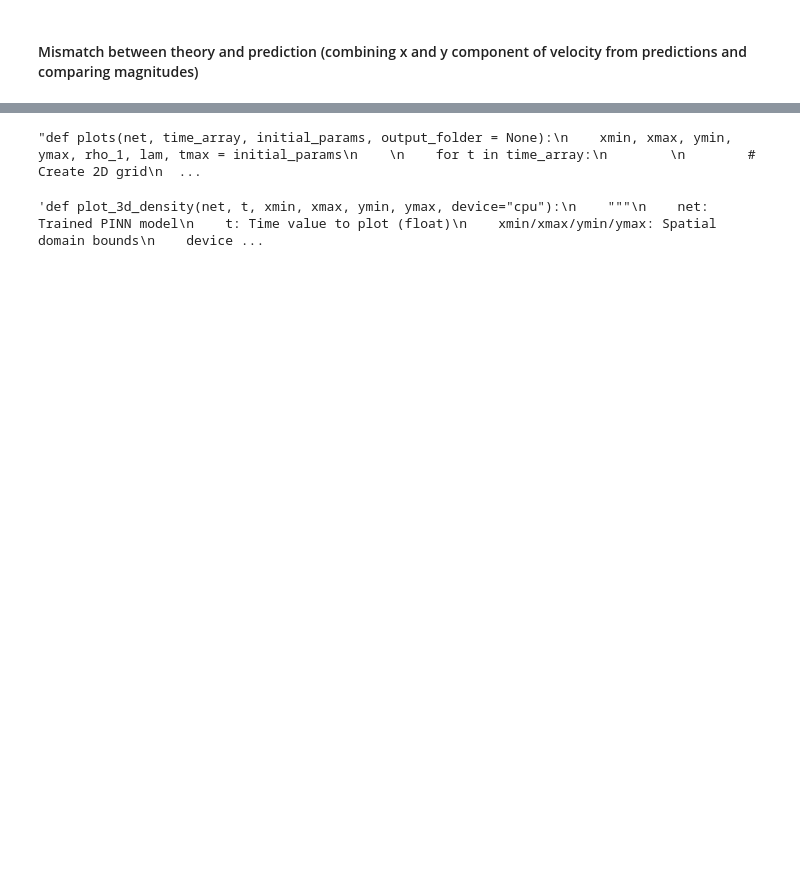
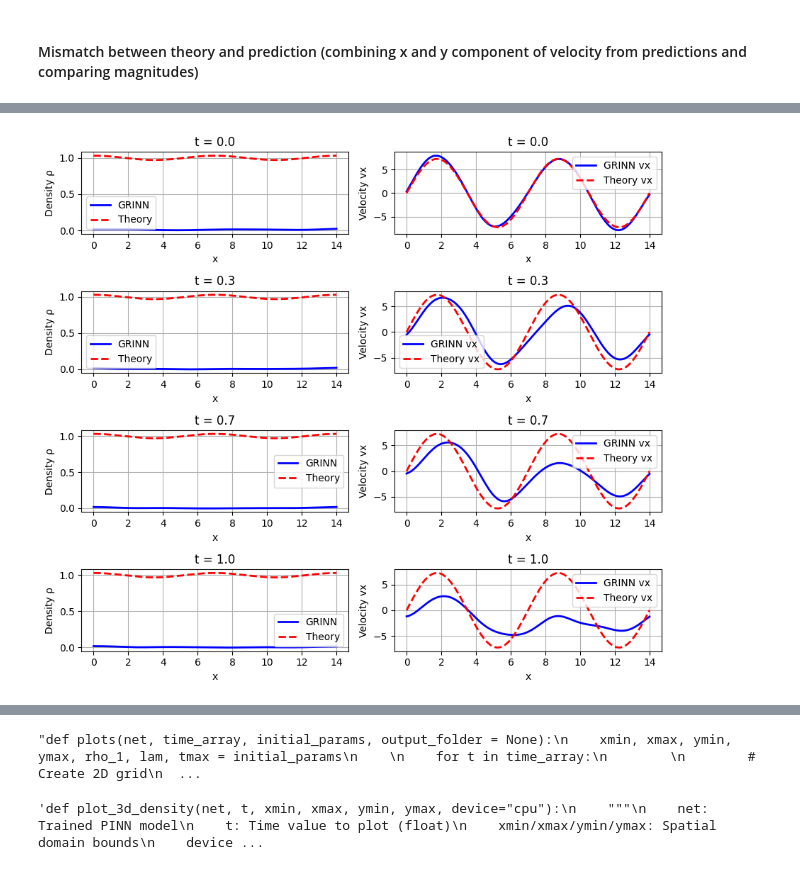
Before and after one commit to sauddy/GRINN, a Jupyter notebook: GRINN_torch_code/torch_GHD_2D.ipynb, the cells around one changed output, grey strips where cells are left out. Drawn from its saved outputs; the diff is of its cells as text; code cells hidden in the pictures; blank space fills up the shorter version.

```diff
--- a/GRINN_torch_code/torch_GHD_2D.ipynb
+++ b/GRINN_torch_code/torch_GHD_2D.ipynb
@@ -691,0 +695,62 @@ plt.show()
+# %%
+fig, axes = plt.subplots(len(time_array), 2, figsize=(9, 2*len(time_array)))
+if len(time_array) == 1:
+    axes = axes.reshape(1, -1)
+
+pt_x_flat = pt_x_collocation.view(-1)
+
+y_slice = 0.6
+
+def fun_rho_theory_1d(x, t):
+    return rho_o + rho_1a * np.cos(2*np.pi*x/lam)
+
+def fun_vx_theory_1d(x, t):
+    return -v_1ax * np.sin(2*np.pi*x/lam)
+
+x_plot = np.linspace(xmin, xmax, 10000)
+pt_x_plot = torch.tensor(x_plot, dtype=torch.float32, device=device)
+
+for i, t in enumerate(time_array):
+
+    y_fixed = torch.full_like(pt_x_plot, y_slice)
+    t_fixed = torch.full_like(pt_x_plot, t)
+
+    pt_xy = torch.stack([pt_x_plot, y_fixed], dim=1)  # Shape: [N, 2]
+    pt_t = t_fixed.view(-1, 1)
+
+    with torch.no_grad():
+            outputs = net(pt_xy, pt_t)
+            rho_pred = outputs[:, 0].cpu().numpy()
+            vx_pred = outputs[:, 1].cpu().numpy()
+            vy_pred = outputs[:, 2].cpu().numpy()
+
+    #x_vals = pt_x_flat.detach().cpu().numpy()
+    x_vals = pt_x_plot.cpu().numpy()
+
+    #axes[i,0].plot(x_vals, rho_pred, 'b-', linewidth=2, label='GRINN')
+
+    t_scalar = float(t)
+
+    rho_theory = fun_rho_theory_1d(x_vals, t_scalar)
+    vx_theory = fun_vx_theory_1d(x_vals, t_scalar)
+
+    axes[i,0].plot(x_vals, rho_pred, 'b-', linewidth=2, label='GRINN')
+    axes[i,0].plot(x_vals, rho_theory, 'r--', linewidth=2, label='Theory')
+    axes[i,0].set_ylabel('Density ρ')
+    axes[i,0].set_xlabel('x')
+    axes[i,0].set_title(f't = {t:.1f}')
+    axes[i,0].grid(True)
+    axes[i,0].legend()
+
+    axes[i,1].plot(x_vals, vx_pred, 'b-', linewidth=2, label='GRINN vx')
+    axes[i,1].plot(x_vals, vx_theory, 'r--', linewidth=2, label='Theory vx')
+    axes[i,1].set_ylabel('Velocity vx')
+    axes[i,1].set_xlabel('x')
+    axes[i,1].set_title(f't = {t:.1f}')
+    axes[i,1].grid(True)
+    axes[i,1].legend()
+
+plt.tight_layout()
+plt.show()
+# %% [output]
+[figure, added]
```
Also changed, not shown: parts of 10 cells of this notebook, 1 other file.
